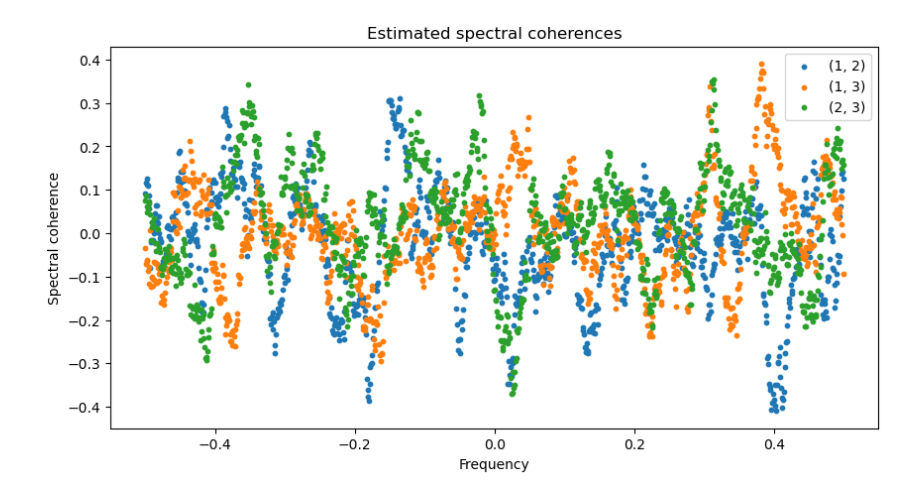
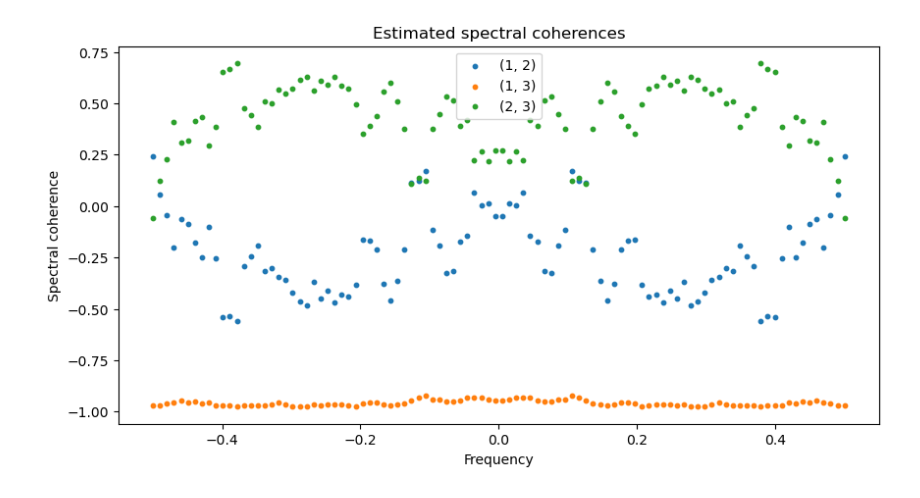
Before and after one commit to alexisrosuel/spectral-coherence, a Jupyter notebook: doc/tutorial.ipynb, the cells around one changed output. Saved outputs shown, nothing was run; the diff lists cells and outputs as text; code cells hidden in the pictures.

```diff
--- a/doc/tutorial.ipynb
+++ b/doc/tutorial.ipynb
@@ -103,0 +66,18 @@ Continuing with the previous time series, we estimate the coherence
+# %%
+# estimate the spectral coherence from the sample
+C_hats, freqs = coherences(y, B, freqs)
+
+# plot the estimated and true spectral coherences
+fig, ax = plt.subplots(figsize=(10, 5))
+for i in range(min(n_features, 5)):
+    for j in range(i + 1, min(n_features, 5)):
+        ax.scatter(freqs, C_hats[:, i, j], label=f"({i+1}, {j+1})", marker="o", s=10)
+
+# plot a constant 0 line for reference
+ax.plot(freqs, np.zeros_like(freqs), label="0", linestyle="--")
+
+ax.set_xlabel("Frequency")
+ax.set_ylabel("Spectral coherence")
+ax.set_title("Estimated spectral coherences")
+ax.legend()
+plt.show()
@@ -104,18 +86,21 @@ Continuing with the previous time series, we estimate the coherence
 # %%
+# Rotate the data to introduce spatial dependence
+mixing_matrix = mx.random.normal(shape=(n_features, n_features))
+y = mx_matmul(y, mixing_matrix)
+
 # estimate the spectral coherence from the sample
-C_hats, freqs = coherence(y, B=31)
+C_hats, freqs = coherences(y, B, freqs)
 
-# plot them against the true spectral coherences (=0)
+# plot the estimated spectral coherences
 fig, ax = plt.subplots(figsize=(10, 5))
+for i in range(n_features):
+    for j in range(i + 1, n_features):
+        ax.scatter(freqs, C_hats[:, i, j], label=f"({i+1}, {j+1})", marker="o", s=10)
 
-for i in range(n_features):
-    for j in range(i+1, n_features):
-        ax.scatter(freqs, C_hats[:, i, j], label=f'({i+1}, {j+1})', marker='o', s=10)
-
-ax.set_xlabel('Frequency')
-ax.set_ylabel('Spectral coherence')
-ax.set_title('Estimated spectral coherences')
+ax.set_xlabel("Frequency")
+ax.set_ylabel("Spectral coherence")
+ax.set_title("Estimated spectral coherences")
 ax.legend()
 plt.show()
 # %% [output]
-[figure, old version]
+[figure, new version]
```
Also changed, not shown: parts of 15 cells of this notebook, 6 other files.
